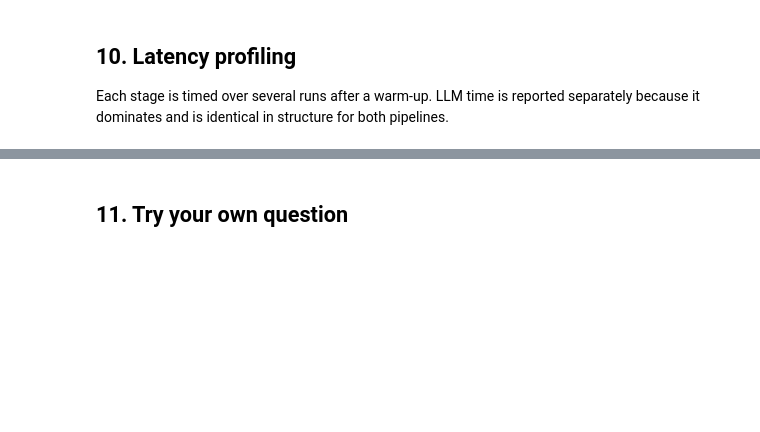
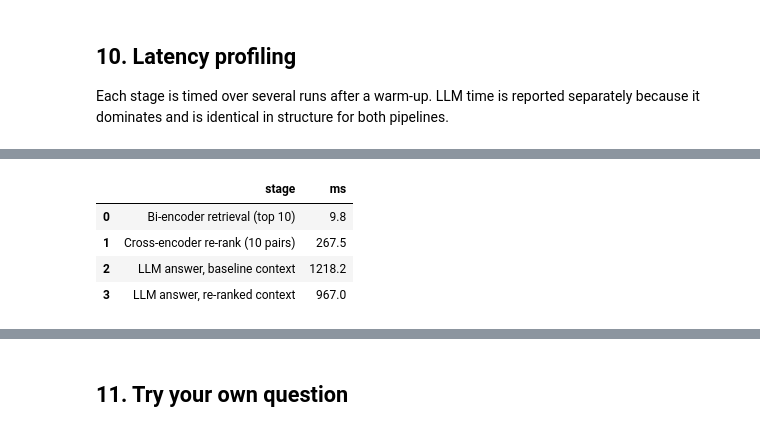
Before and after one commit to neill-nil/LMA_RAG_assignment, a Jupyter notebook: rag_reranking.ipynb, the cells around one changed output, grey strips where cells are left out. Cells and saved outputs as stored; diff of their text form; code cells hidden in the pictures; blank space fills up the shorter version.

```diff
--- a/rag_reranking.ipynb
+++ b/rag_reranking.ipynb
@@ -432,3 +614,21 @@ pd.DataFrame([{
+# %%
+# LLM generation time, measured live (cache bypassed) for one query, for comparison with retrieval/re-ranking.
+# Only 2 calls, to stay within the free-tier quota.
+res = failure_results[0]
+generate(res["query"], res["base_top3"], use_cache=False); t1 = llm_seconds[0]
+generate(res["query"], res["rr_top3"], use_cache=False);   t2 = llm_seconds[0]
+pd.DataFrame([
+    {"stage": "Bi-encoder retrieval (top 10)", "ms": lat.bi_encoder_ms.mean()},
+    {"stage": "Cross-encoder re-rank (10 pairs)", "ms": lat.cross_encoder_ms.mean()},
+    {"stage": "LLM answer, baseline context", "ms": t1 * 1000},
+    {"stage": "LLM answer, re-ranked context", "ms": t2 * 1000},
+]).round(1)
+# %% [output]
+|  | stage | ms |
+| 0 | Bi-encoder retrieval (top 10) | 9.8 |
+| 1 | Cross-encoder re-rank (10 pairs) | 267.5 |
+| 2 | LLM answer, baseline context | 1218.2 |
+| 3 | LLM answer, re-ranked context | 967.0 |
 # %%
 # Why not cross-encode everything? Cost of scoring the whole corpus for one query:
 q = FAILURE_QUERIES[0]["query"]
```
Also changed, not shown: parts of 13 cells of this notebook, 1 other file.
